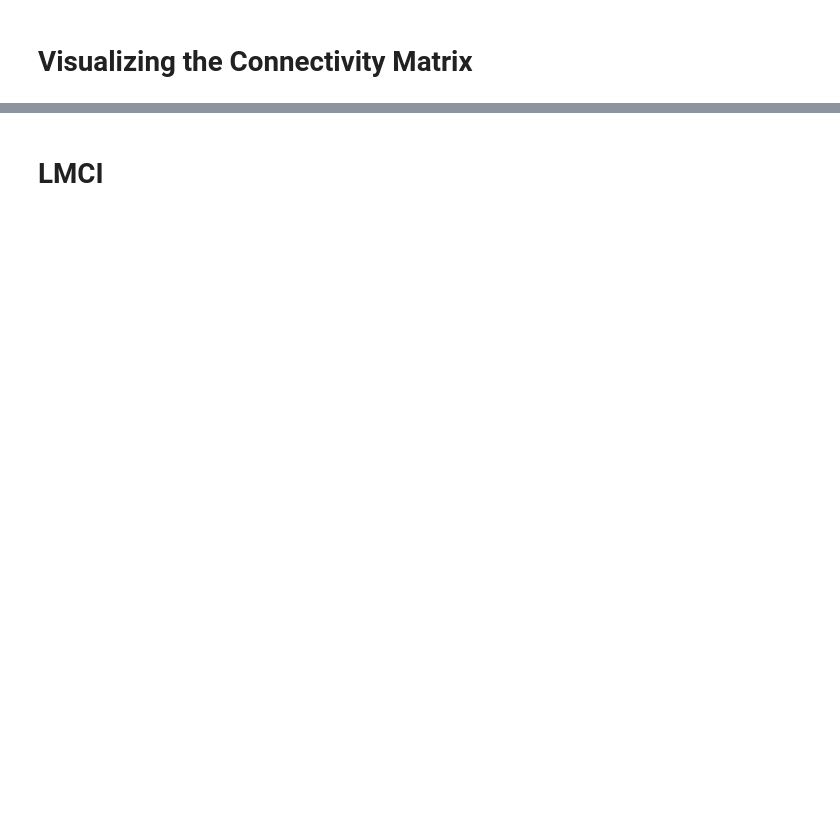
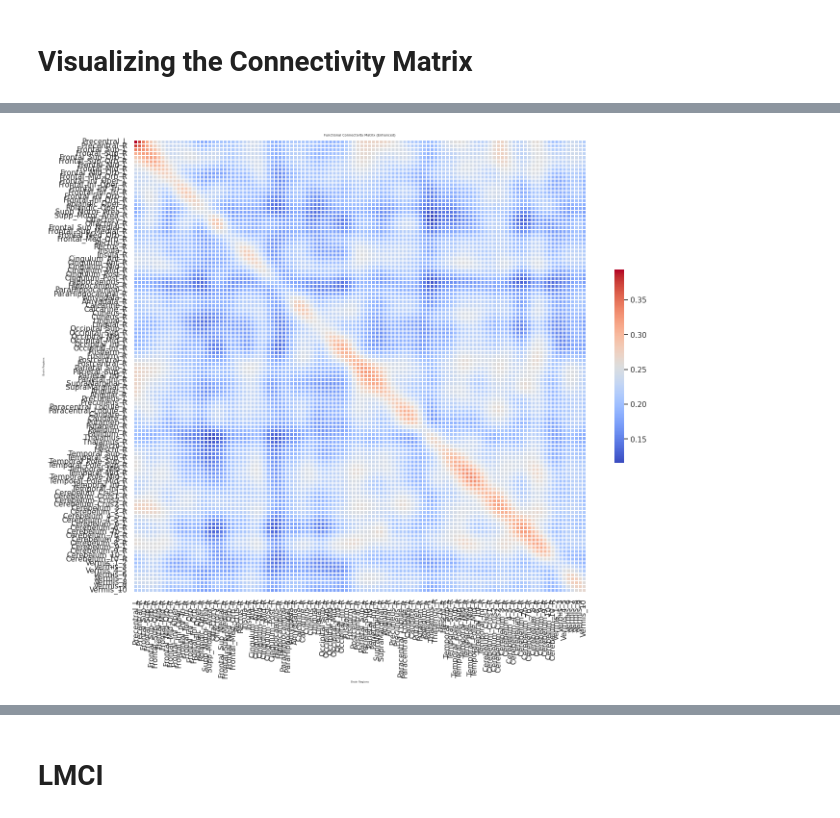
Before and after one commit to aliikhwan99/Different_stage_of_AD_detection, a Jupyter notebook: different-stage-of-ad-detection.ipynb, the cells around one changed output, grey strips where cells are left out. Saved outputs shown, nothing was run; the diff lists cells and outputs as text; code cells hidden in the pictures; blank space fills up the shorter version.

Commit message:
Kaggle Notebook | Different_stage_of_AD_detection | Version 9

```diff
--- a/different-stage-of-ad-detection.ipynb
+++ b/different-stage-of-ad-detection.ipynb
@@ -78,0 +7,87 @@ plot_connectivity_matrix(connectivity_matrix)
+# %%
+import os
+import numpy as np
+import pydicom  # Make sure pydicom is installed in your environment
+import matplotlib.pyplot as plt
+import seaborn as sns
+from nilearn import datasets
+from scipy.ndimage import gaussian_filter  # Import Gaussian filter
+
+# Path to the directory containing the DICOM files
+dicom_directory = '/kaggle/input/stage-of-alzheimer/NC/ADNI/002_S_0295/Resting_State_fMRI/2011-06-02_07_56_36.0/I238623'
+
+# Check if the directory exists
+if not os.path.exists(dicom_directory):
+    print(f"Directory not found: {dicom_directory}")
+else:
+    print(f"Directory exists: {dicom_directory}")
+
+    # Load the DICOM files
+    def load_dicom_series(directory):
+        dicom_files = [os.path.join(directory, f) for f in os.listdir(directory) if f.endswith('.dcm')]
+        dicom_files.sort()  # Sort the files to maintain order
+        images = []
+        for dicom_file in dicom_files:
+            ds = pydicom.dcmread(dicom_file)
+            images.append(ds.pixel_array)  # Append pixel data
+        return np.array(images)
+
+    # Load your fMRI data
+    fmri_data = load_dicom_series(dicom_directory)
+    print(f"Shape of fMRI data: {fmri_data.shape}")  # (time_points, height, width)
+
+# Function to extract time series from the 4D fMRI data
+def extract_time_series(fmri_data):
+    # Get the shape of the fMRI data
+    time_points, height, width = fmri_data.shape[0], fmri_data.shape[1], fmri_data.shape[2]
+
+    # Reshape to a 2D array: (voxels, time_points)
+    reshaped_data = fmri_data.reshape(-1, time_points)
+    return reshaped_data
+
+# Extract time series from the fMRI data
+time_series = extract_time_series(fmri_data)
+print(f"Shape of time series data: {time_series.shape}")  # (voxels, time_points)
+
+# Function to compute the functional connectivity matrix
+def compute_functional_connectivity(time_series):
+    # Calculate the correlation matrix
+    connectivity_matrix = np.corrcoef(time_series)
+    return connectivity_matrix
+
+# Compute the functional connectivity matrix
+connectivity_matrix = compute_functional_connectivity(time_series)
+print(f"Shape of connectivity matrix: {connectivity_matrix.shape}")  # (voxels, voxels)
+
+# Apply Gaussian filter to the functional connectivity matrix
+smoothed_connectivity_matrix = gaussian_filter(connectivity_matrix, sigma=2)  # You can adjust sigma value
+
+# Load the AAL brain atlas and its labels
+atlas = datasets.fetch_atlas_aal()
+atlas_labels = atlas['labels']  # Get brain region labels
+
+# Truncate the connectivity matrix if it's larger than the number of available atlas labels
+num_labels = len(atlas_labels)
+if smoothed_connectivity_matrix.shape[0] > num_labels:
+    truncated_connectivity_matrix = smoothed_connectivity_matrix[:num_labels, :num_labels]
+else:
+    truncated_connectivity_matrix = smoothed_connectivity_matrix  # Use the original if no truncation needed
+
+# Function to plot a clearer connectivity matrix with enhancements
+def plot_enhanced_connectivity_matrix(connectivity_matrix, labels):
+    plt.figure(figsize=(14, 12), dpi=100)  # Increase size and DPI
+    sns.set(font_scale=1)  # Increase font scale for better readability
+    sns.heatmap(connectivity_matrix, cmap='coolwarm', square=True,
+                xticklabels=labels[:connectivity_matrix.shape[0]],
+                yticklabels=labels[:connectivity_matrix.shape[0]],
+                cbar_kws={"shrink": .4}, linewidths=.2)  # Add lines between cells for clarity
+    plt.title('Functional Connectivity Matrix (Enhanced)', fontsize=5)
+    plt.xlabel('Brain Regions', fontsize=4)
+    plt.ylabel('Brain Regions', fontsize=4)
+    plt.xticks(rotation=90)  # Rotate x-axis labels for better readability
+    plt.tight_layout()  # Adjust layout to fit everything well
+    plt.show()
+
+# Plot the enhanced connectivity matrix with the AAL labels
+plot_enhanced_connectivity_matrix(truncated_connectivity_matrix, atlas_labels)
+# %% [output]
@@ -78,0 +107 @@ plot_connectivity_matrix(connectivity_matrix)
+[figure, added]
```
Also changed, not shown: parts of 13 cells of this notebook.
